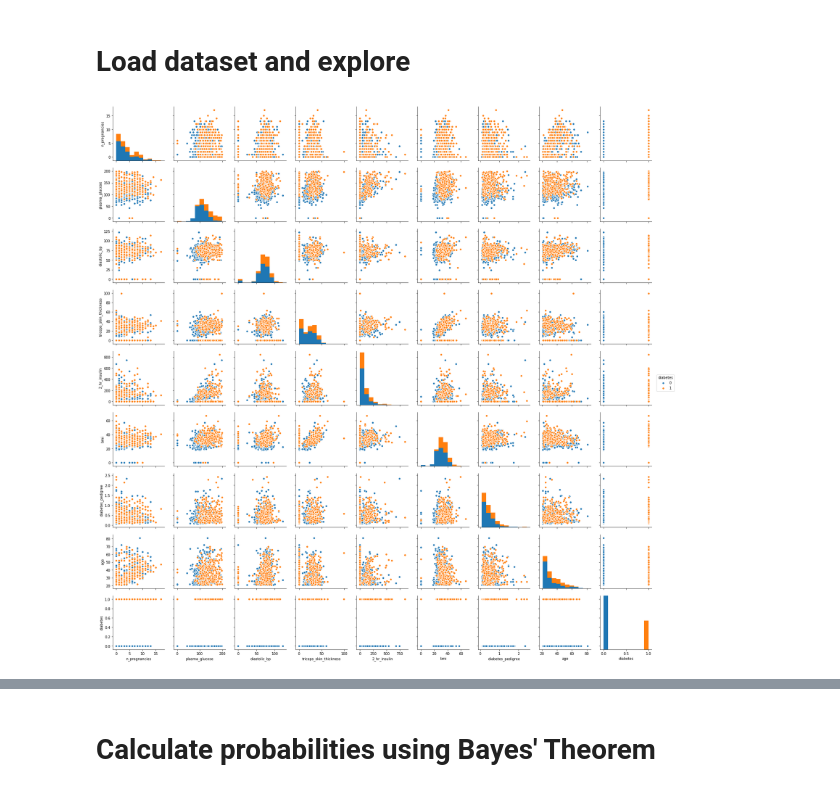
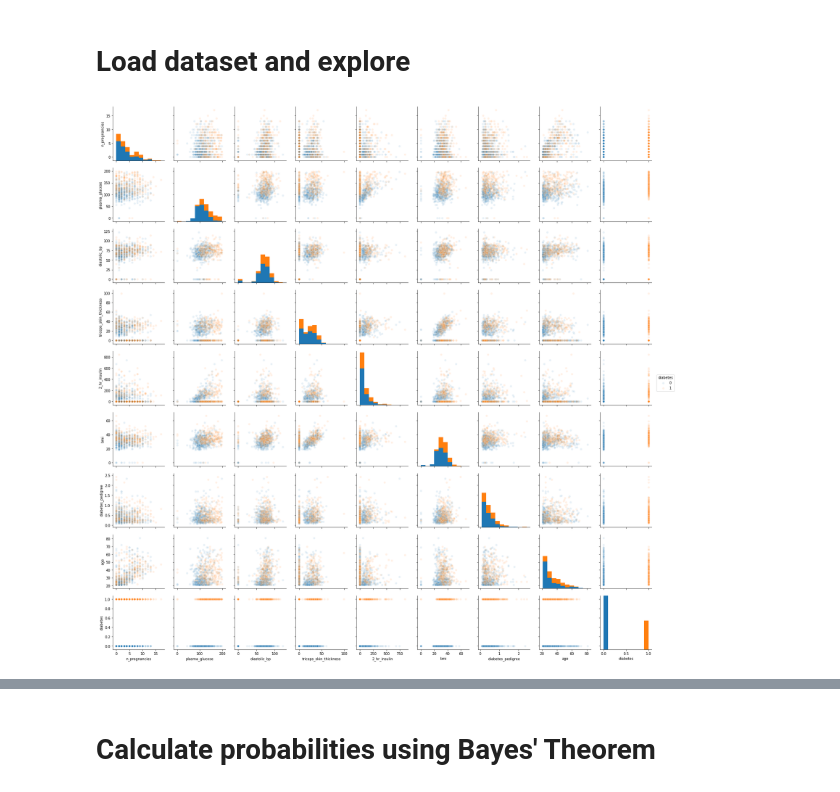
Before and after one commit to ALai57/ChiPy_Spring2018, a Jupyter notebook: ModelExamples/NaiveBayes/1.0-al-naive-bayes-implementation-pima-indians.ipynb, the cells around one changed output, grey strips where cells are left out. Cells and saved outputs as stored; diff of their text form; code cells hidden in the pictures.

```diff
--- a/ModelExamples/NaiveBayes/1.0-al-naive-bayes-implementation-pima-indians.ipynb
+++ b/ModelExamples/NaiveBayes/1.0-al-naive-bayes-implementation-pima-indians.ipynb
@@ -32,8 +32,8 @@ df_x = df.copy()
 df_y = df_x.pop(item='diabetes')
 # %%
 # df['diabetes'] = [d_key[v] for v in df['diabetes']]
-sns.pairplot(df, hue='diabetes')
+sns.pairplot(df, hue='diabetes', plot_kws={'alpha':0.1})
 plt.show()
 # %% [output]
-[figure, old version]
+[figure, new version]
 # %%
```
Also changed, not shown: parts of 4 cells of this notebook, 7 other files.
